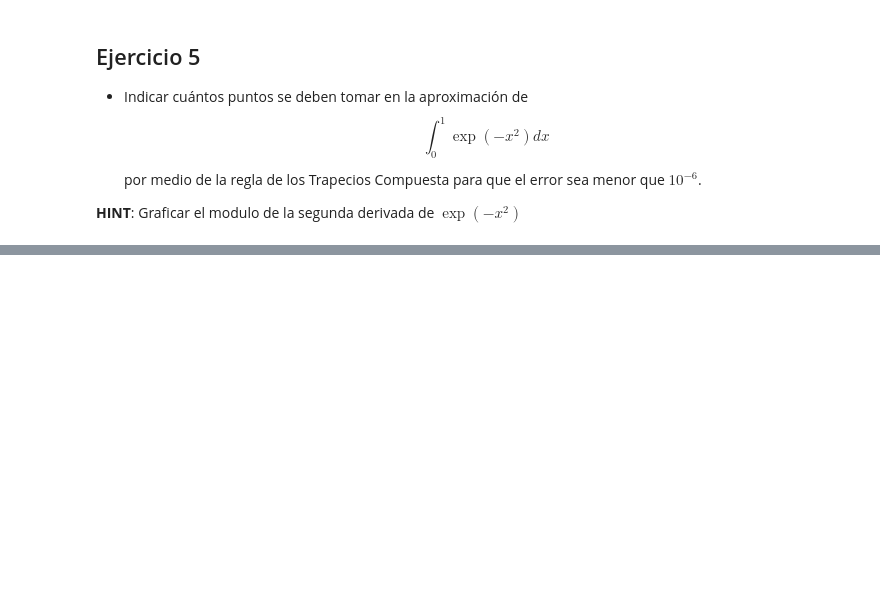
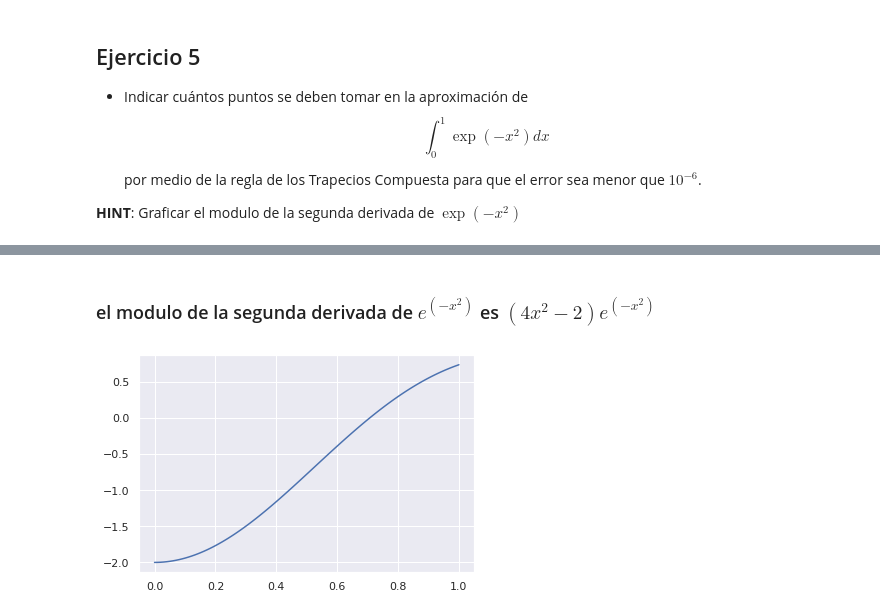
Before and after one commit to fzanollo/metodos-num, a Jupyter notebook: talleres/taller3.ipynb, the cells around one changed output, grey strips where cells are left out. Cells and saved outputs as stored; diff of their text form; code cells hidden in the pictures; blank space fills up the shorter version.

```diff
--- a/talleres/taller3.ipynb
+++ b/talleres/taller3.ipynb
@@ -246,0 +293,16 @@ por medio de la regla de los Trapecios Compuesta para que el error sea menor que
+# %% [markdown]
+### el modulo de la segunda derivada de $e^{(-x^{2})}$ es $(4x^2 - 2)e^{(-x^{2})} $
+# %%
+#graficar derivada segunda
+# exp(-x^2)'' = (-2x exp( -x^2)) ' = (4x^2 − 2)e^(−x^2)
+def deriva2 (x ):
+    return (4*(x**2) - 2)*math.exp(-x**2)
+ejex = np.linspace(0,1,100)
+y = [ deriva2(x) for x in ejex]
+sns.set_theme()
+sns.lineplot(x = ejex , y = y)
+
+#plt.grid()
+plt.show()
+# %% [output]
+[figure, added]
```
Also changed, not shown: parts of 16 cells of this notebook.
